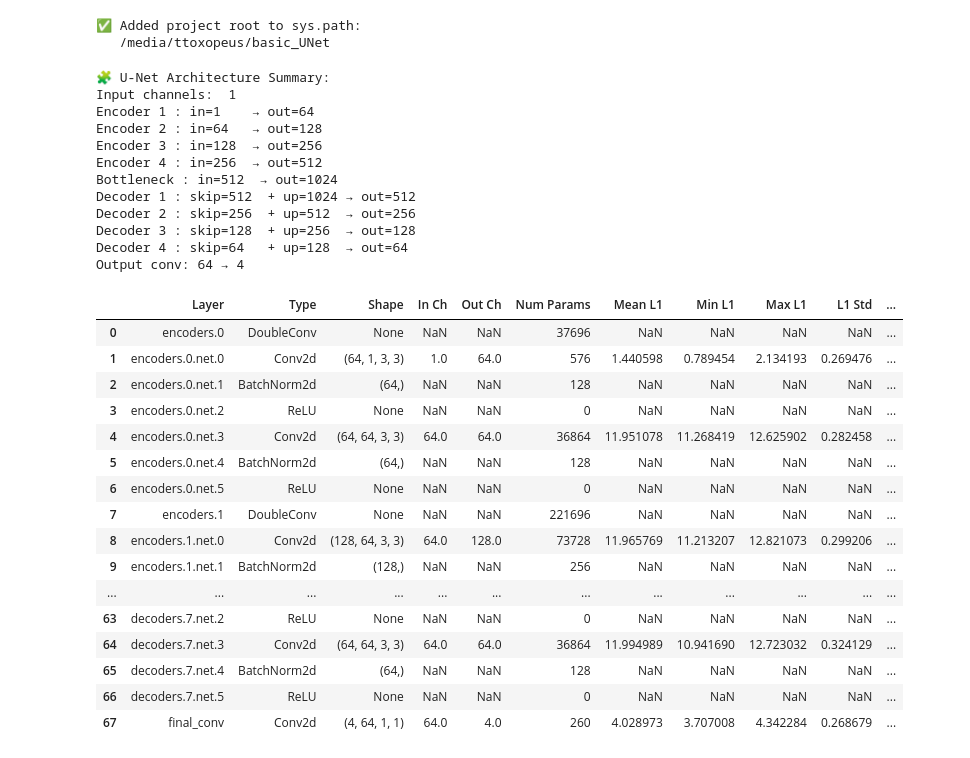
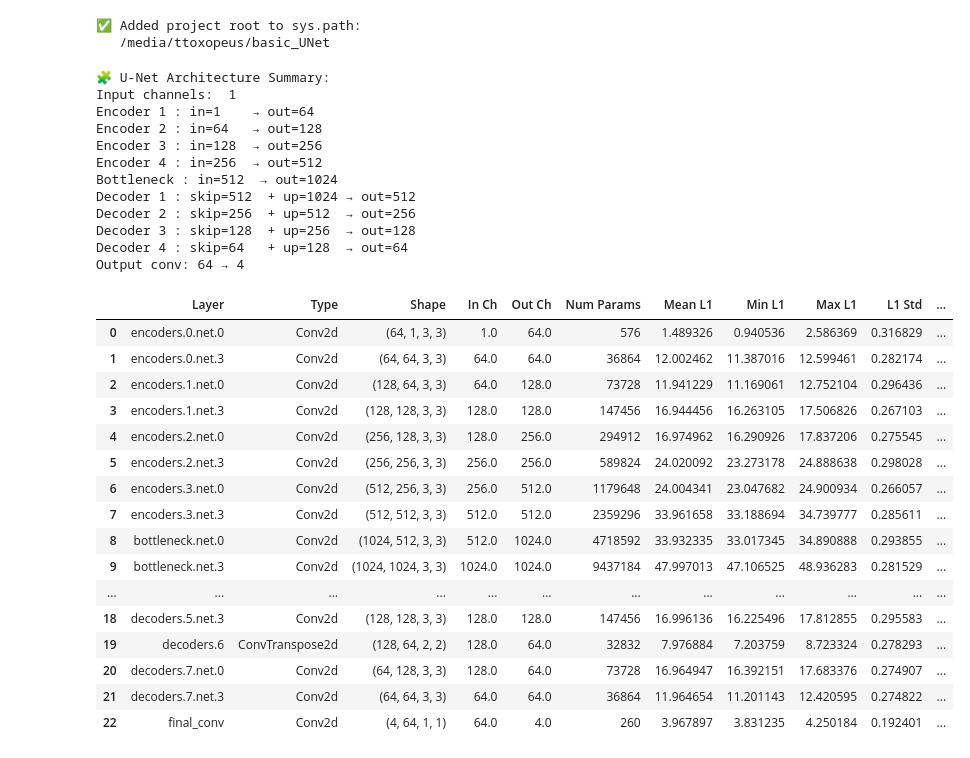
Before and after one commit to TijmenToxopeus/basic_UNet, a Jupyter notebook: src/pruning/pruning_notebook.ipynb, the cells around one changed output. Drawn from its saved outputs; the diff is of its cells as text; code cells hidden in the pictures.

```diff
--- a/src/pruning/pruning_notebook.ipynb
+++ b/src/pruning/pruning_notebook.ipynb
@@ -22,39 +22,39 @@ from src.pruning.rebuild import rebuild_pruned_unet, find_prev_conv_name
 # %%
 # Create baseline model
 model = UNet(in_ch=1, out_ch=4, enc_features=[64, 128, 256, 512])
-df = model_to_dataframe_with_l1(model)
+df = model_to_dataframe_with_l1(model, remove_nan_layers=True)
 pd.set_option('display.max_rows', None)
 display(df)
 # %% [output]
 🧩 U-Net Architecture Summary:
 Input channels:  1
 Encoder 1 : in=1    → out=64
 Encoder 2 : in=64   → out=128
 Encoder 3 : in=128  → out=256
 Encoder 4 : in=256  → out=512
 Bottleneck : in=512  → out=1024
 Decoder 1 : skip=512  + up=1024 → out=512
 Decoder 2 : skip=256  + up=512  → out=256
 Decoder 3 : skip=128  + up=256  → out=128
 Decoder 4 : skip=64   + up=128  → out=64
 Output conv: 64 → 4
 |  | Layer | Type | Shape | In Ch | Out Ch | Num Params | Mean L1 | Min L1 | Max L1 | L1 Std | ... |
-| 0 | encoders.0 | DoubleConv | None | NaN | NaN | 37696 | NaN | NaN | NaN | NaN | ... |
-| 1 | encoders.0.net.0 | Conv2d | (64, 1, 3, 3) | 1.0 | 64.0 | 576 | 1.440598 | 0.789454 | 2.134193 | 0.269476 | ... |
-| 2 | encoders.0.net.1 | BatchNorm2d | (64,) | NaN | NaN | 128 | NaN | NaN | NaN | NaN | ... |
-| 3 | encoders.0.net.2 | ReLU | None | NaN | NaN | 0 | NaN | NaN | NaN | NaN | ... |
-| 4 | encoders.0.net.3 | Conv2d | (64, 64, 3, 3) | 64.0 | 64.0 | 36864 | 11.951078 | 11.268419 | 12.625902 | 0.282458 | ... |
-| 5 | encoders.0.net.4 | BatchNorm2d | (64,) | NaN | NaN | 128 | NaN | NaN | NaN | NaN | ... |
-| 6 | encoders.0.net.5 | ReLU | None | NaN | NaN | 0 | NaN | NaN | NaN | NaN | ... |
-| 7 | encoders.1 | DoubleConv | None | NaN | NaN | 221696 | NaN | NaN | NaN | NaN | ... |
-| 8 | encoders.1.net.0 | Conv2d | (128, 64, 3, 3) | 64.0 | 128.0 | 73728 | 11.965769 | 11.213207 | 12.821073 | 0.299206 | ... |
-| 9 | encoders.1.net.1 | BatchNorm2d | (128,) | NaN | NaN | 256 | NaN | NaN | NaN | NaN | ... |
+| 0 | encoders.0.net.0 | Conv2d | (64, 1, 3, 3) | 1.0 | 64.0 | 576 | 1.489326 | 0.940536 | 2.586369 | 0.316829 | ... |
+| 1 | encoders.0.net.3 | Conv2d | (64, 64, 3, 3) | 64.0 | 64.0 | 36864 | 12.002462 | 11.387016 | 12.599461 | 0.282174 | ... |
+| 2 | encoders.1.net.0 | Conv2d | (128, 64, 3, 3) | 64.0 | 128.0 | 73728 | 11.941229 | 11.169061 | 12.752104 | 0.296436 | ... |
+| 3 | encoders.1.net.3 | Conv2d | (128, 128, 3, 3) | 128.0 | 128.0 | 147456 | 16.944456 | 16.263105 | 17.506826 | 0.267103 | ... |
+| 4 | encoders.2.net.0 | Conv2d | (256, 128, 3, 3) | 128.0 | 256.0 | 294912 | 16.974962 | 16.290926 | 17.837206 | 0.275545 | ... |
+| 5 | encoders.2.net.3 | Conv2d | (256, 256, 3, 3) | 256.0 | 256.0 | 589824 | 24.020092 | 23.273178 | 24.888638 | 0.298028 | ... |
+| 6 | encoders.3.net.0 | Conv2d | (512, 256, 3, 3) | 256.0 | 512.0 | 1179648 | 24.004341 | 23.047682 | 24.900934 | 0.266057 | ... |
+| 7 | encoders.3.net.3 | Conv2d | (512, 512, 3, 3) | 512.0 | 512.0 | 2359296 | 33.961658 | 33.188694 | 34.739777 | 0.285611 | ... |
+| 8 | bottleneck.net.0 | Conv2d | (1024, 512, 3, 3) | 512.0 | 1024.0 | 4718592 | 33.932335 | 33.017345 | 34.890888 | 0.293855 | ... |
+| 9 | bottleneck.net.3 | Conv2d | (1024, 1024, 3, 3) | 1024.0 | 1024.0 | 9437184 | 47.997013 | 47.106525 | 48.936283 | 0.281529 | ... |
 | ... | ... | ... | ... | ... | ... | ... | ... | ... | ... | ... | ... |
-| 63 | decoders.7.net.2 | ReLU | None | NaN | NaN | 0 | NaN | NaN | NaN | NaN | ... |
-| 64 | decoders.7.net.3 | Conv2d | (64, 64, 3, 3) | 64.0 | 64.0 | 36864 | 11.994989 | 10.941690 | 12.723032 | 0.324129 | ... |
-| 65 | decoders.7.net.4 | BatchNorm2d | (64,) | NaN | NaN | 128 | NaN | NaN | NaN | NaN | ... |
-| 66 | decoders.7.net.5 | ReLU | None | NaN | NaN | 0 | NaN | NaN | NaN | NaN | ... |
-| 67 | final_conv | Conv2d | (4, 64, 1, 1) | 64.0 | 4.0 | 260 | 4.028973 | 3.707008 | 4.342284 | 0.268679 | ... |
+| 18 | decoders.5.net.3 | Conv2d | (128, 128, 3, 3) | 128.0 | 128.0 | 147456 | 16.996136 | 16.225496 | 17.812855 | 0.295583 | ... |
+| 19 | decoders.6 | ConvTranspose2d | (128, 64, 2, 2) | 128.0 | 64.0 | 32832 | 7.976884 | 7.203759 | 8.723324 | 0.278293 | ... |
+| 20 | decoders.7.net.0 | Conv2d | (64, 128, 3, 3) | 128.0 | 64.0 | 73728 | 16.964947 | 16.392151 | 17.683376 | 0.274907 | ... |
+| 21 | decoders.7.net.3 | Conv2d | (64, 64, 3, 3) | 64.0 | 64.0 | 36864 | 11.964654 | 11.201143 | 12.420595 | 0.274822 | ... |
+| 22 | final_conv | Conv2d | (4, 64, 1, 1) | 64.0 | 4.0 | 260 | 3.967897 | 3.831235 | 4.250184 | 0.192401 | ... |
 # %%
 ratio = 0.25
 
```
Also changed, not shown: parts of 4 cells of this notebook, 2 other files.
